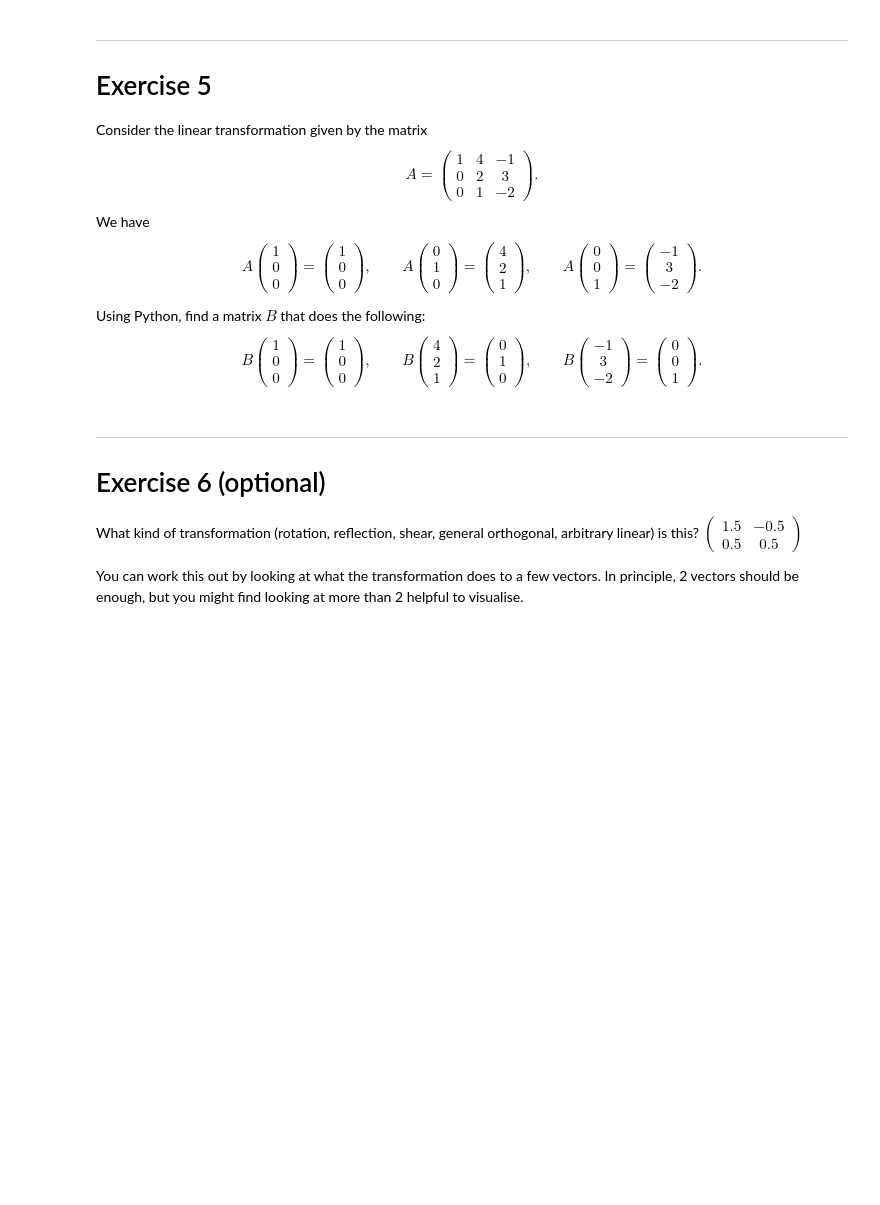
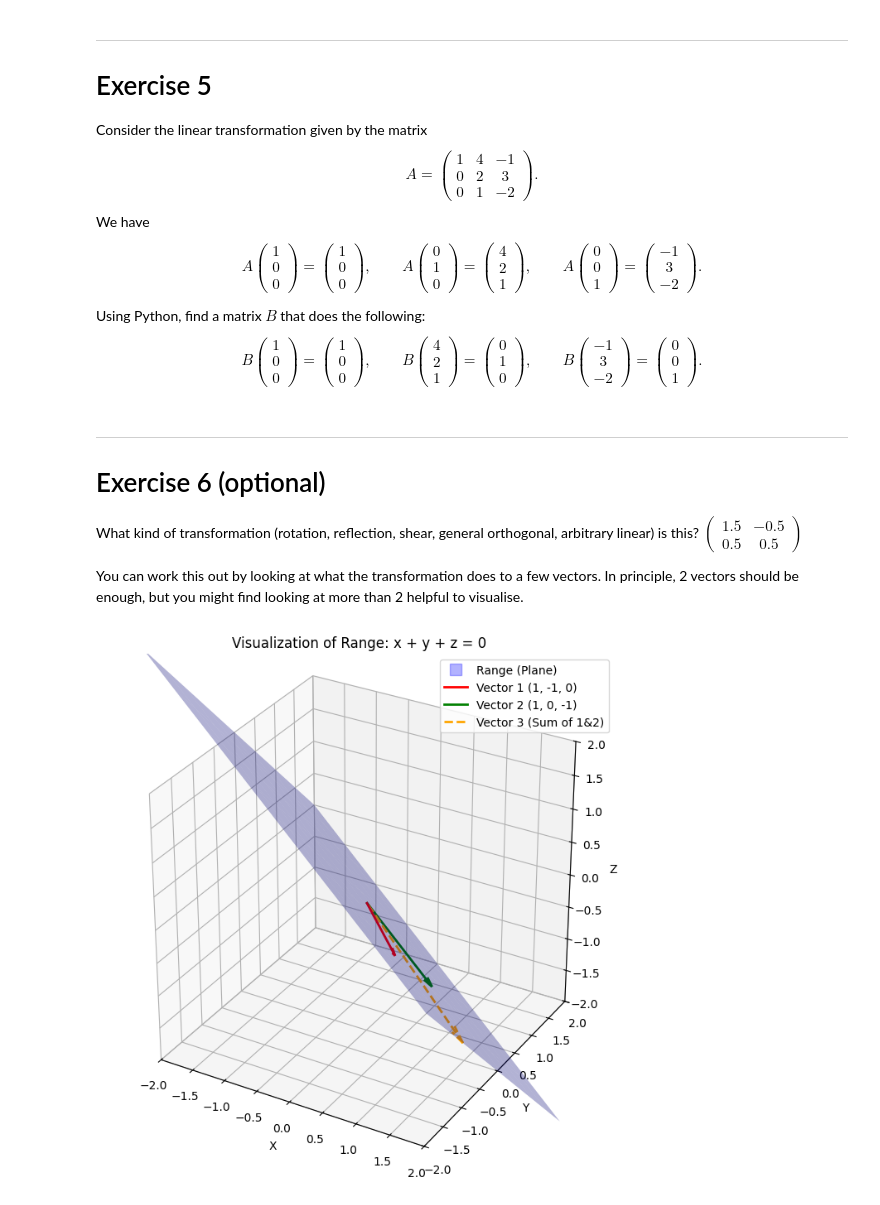
Before and after one commit to emiliooo00/Intro_to_Mathematics_for_DS, a Jupyter notebook: Week 7/Workshop 7 - Intro to Math for Data Science.ipynb, the cells around one changed output. Drawn from its saved outputs; the diff is of its cells as text; code cells hidden in the pictures; blank space fills up the shorter version.

```diff
--- a/Week 7/Workshop 7 - Intro to Math for Data Science.ipynb
+++ b/Week 7/Workshop 7 - Intro to Math for Data Science.ipynb
@@ -374,3 +374,62 @@ Plot2dVectors([v1, v2])
 # Plot2dVectors([v1, v2, v3, v4, etc])
 
 # Then look at the vectors transformed by M by plotting M @ v1, M @ v2, etc
+# %%
+import numpy as np
+import matplotlib.pyplot as plt
+from mpl_toolkits.mplot3d import Axes3D
+
+# 設定圖形
+fig = plt.figure(figsize=(10, 8))
+ax = fig.add_subplot(111, projection='3d')
+
+# 1. 繪製平面 x + y + z = 0
+# 改寫為 z = -x - y
+x = np.linspace(-2, 2, 10)
+y = np.linspace(-2, 2, 10)
+X, Y = np.meshgrid(x, y)
+Z = -X - Y
+
+# 畫出半透明的藍色平面 (代表矩陣 A, B, C 的 Range)
+surf = ax.plot_surface(X, Y, Z, alpha=0.3, color='blue', label='Plane x+y+z=0')
+
+# 2. 繪製向量 (矩陣 A 的行向量)
+# 起點都是原點 (0,0,0)
+origin = [0, 0, 0]
+
+# 向量 c1 (1, -1, 0) -> 紅色
+ax.quiver(0, 0, 0, 1, -1, 0, color='red', arrow_length_ratio=0.1, linewidth=2, label='Column 1 (Matrix A)')
+
+# 向量 c2 (1, 0, -1) -> 綠色
+ax.quiver(0, 0, 0, 1, 0, -1, color='green', arrow_length_ratio=0.1, linewidth=2, label='Column 2 (Matrix A)')
+
+# 3. 繪製矩陣 B 的第三個向量 (相依向量)
+# 向量 c3 (2, -1, -1) -> 橘色虛線
+ax.quiver(0, 0, 0, 2, -1, -1, color='orange', linestyle='--', arrow_length_ratio=0.1, linewidth=2, label='Column 3 (Matrix B)')
+
+# 設定座標軸標籤
+ax.set_xlabel('X')
+ax.set_ylabel('Y')
+ax.set_zlabel('Z')
+ax.set_title('Visualization of Range: x + y + z = 0')
+
+# 設定顯示範圍
+ax.set_xlim([-2, 2])
+ax.set_ylim([-2, 2])
+ax.set_zlim([-2, 2])
+
+# 為了讓比例正確 (不然平面看起來會歪掉)
+ax.set_box_aspect([1,1,1])
+
+# 加上圖例 (由於 plot_surface 不支援自動圖例，這裡做一個手動的 workaround)
+import matplotlib.lines as mlines
+blue_plane = mlines.Line2D([], [], color='blue', alpha=0.3, marker='s', linestyle='None', markersize=10, label='Range (Plane)')
+red_arrow = mlines.Line2D([], [], color='red', linewidth=2, label='Vector 1 (1, -1, 0)')
+green_arrow = mlines.Line2D([], [], color='green', linewidth=2, label='Vector 2 (1, 0, -1)')
+orange_arrow = mlines.Line2D([], [], color='orange', linestyle='--', linewidth=2, label='Vector 3 (Sum of 1&2)')
+
+ax.legend(handles=[blue_plane, red_arrow, green_arrow, orange_arrow])
+
+plt.show()
+# %% [output]
+[figure, added]
```
Also changed, not shown: parts of 1 cell of this notebook.
